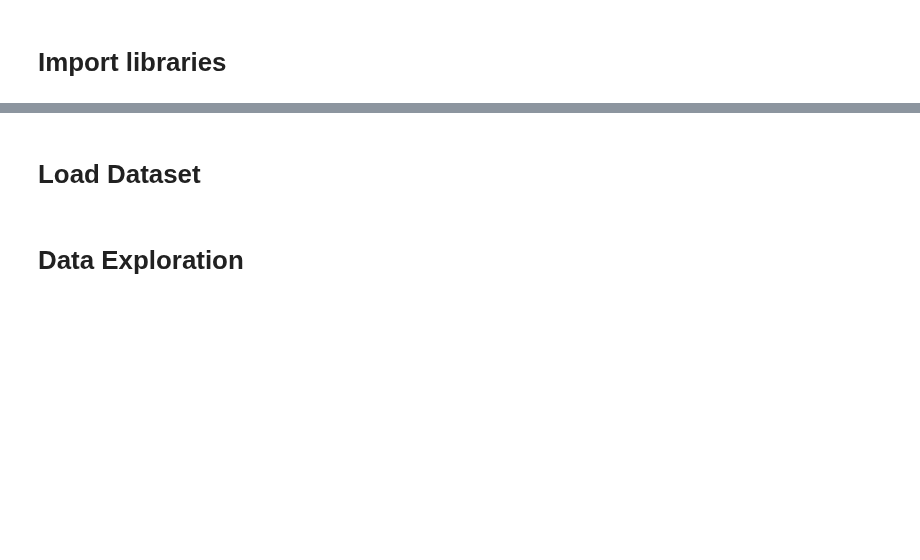
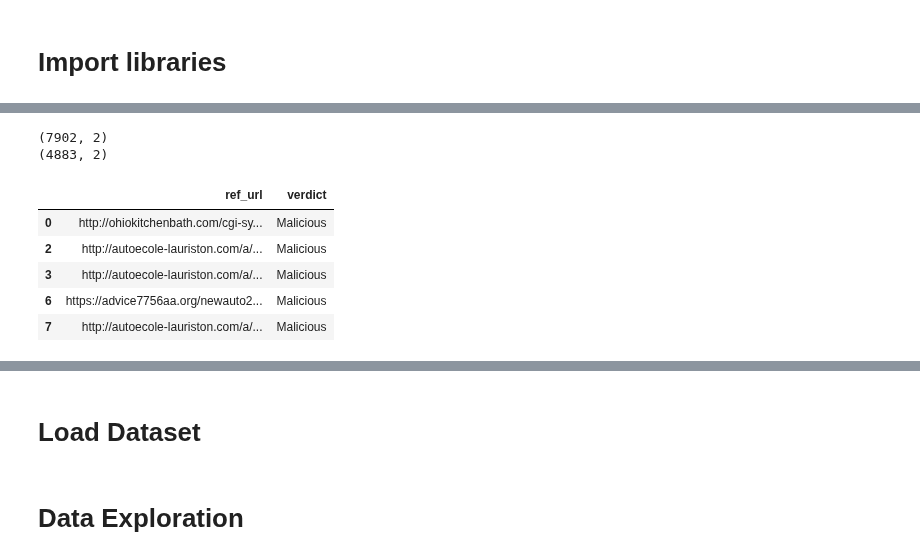
Before and after one commit to shahid-malik/Url-data-collector-for-phishing-detection, a Jupyter notebook: classifier/behavioral_classifier.ipynb, the cells around one changed output, grey strips where cells are left out. Cells and saved outputs as stored; diff of their text form; code cells hidden in the pictures; blank space fills up the shorter version.

```diff
--- a/classifier/behavioral_classifier.ipynb
+++ b/classifier/behavioral_classifier.ipynb
@@ -9,0 +54,15 @@ import base64
+# %%
+print(df1.shape)
+df1 = data[['ref_url','verdict']]
+df1 = df1[df1.verdict != 'Benign']
+print(df1.shape)
+df1.head()
+# %% [output]
+(7902, 2)
+(4883, 2)
+|  | ref_url | verdict |
+| 0 | http://ohiokitchenbath.com/cgi-sy... | Malicious |
+| 2 | http://autoecole-lauriston.com/a/... | Malicious |
+| 3 | http://autoecole-lauriston.com/a/... | Malicious |
+| 6 | https://advice7756aa.org/newauto2... | Malicious |
+| 7 | http://autoecole-lauriston.com/a/... | Malicious |
```
Also changed, not shown: parts of 7 cells of this notebook, 7 other files.
